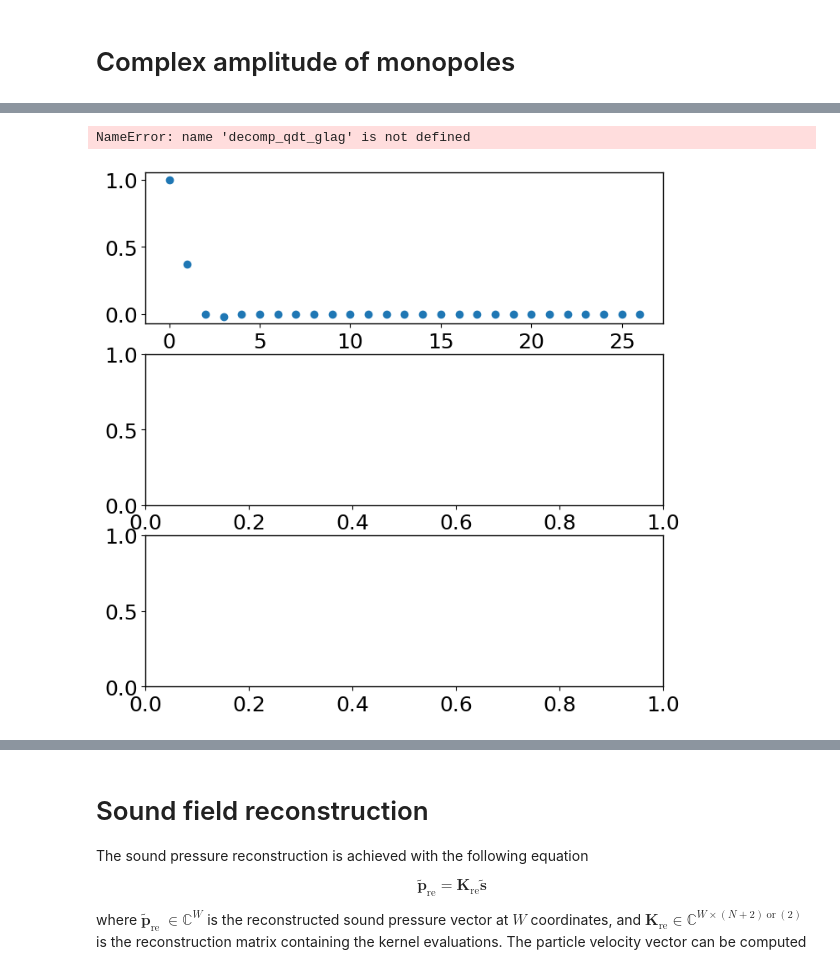
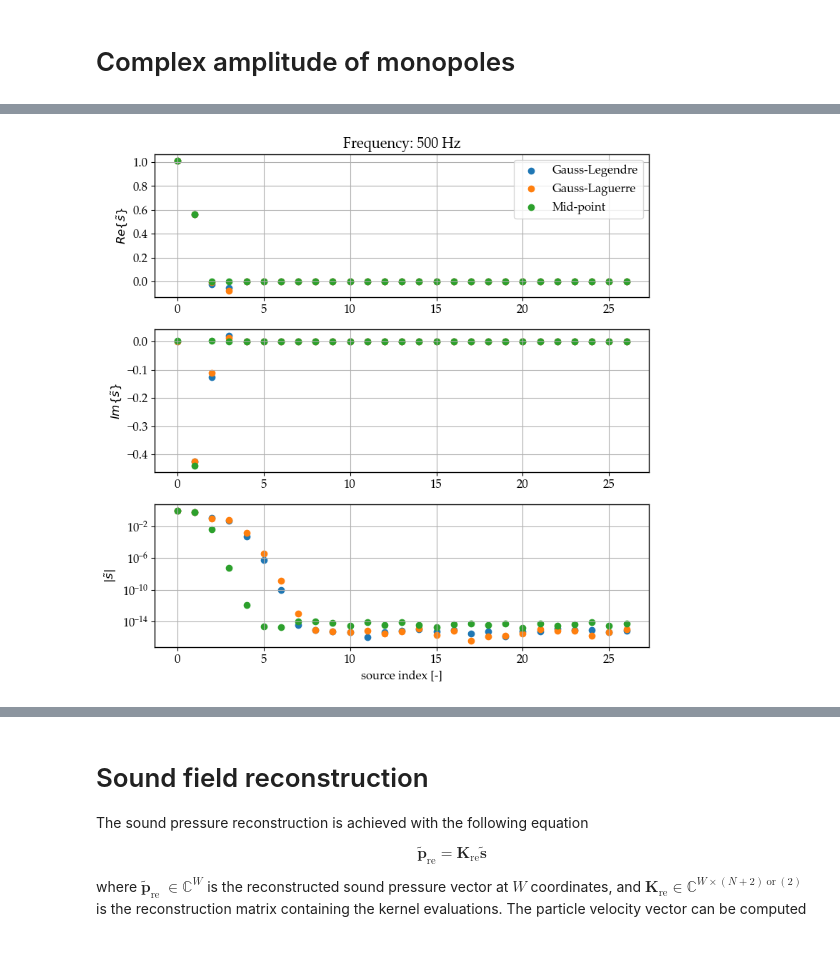
Before and after one commit to eric-brandao/inverse_problems_teach, a Jupyter notebook: 10_DCISM/DCISM.ipynb, the cells around one changed output, grey strips where cells are left out. Cells and saved outputs as stored; diff of their text form; code cells hidden in the pictures.

```diff
--- a/10_DCISM/DCISM.ipynb
+++ b/10_DCISM/DCISM.ipynb
@@ -4,6 +10,7 @@ import matplotlib.pyplot as plt # plots
 plt.rcParams['axes.linewidth'] = 1
 import matplotlib as mpl
 mpl.rcParams['font.family'] = 'Palatino Linotype'#'Arial' #'Palatino Linotype'
+plt.rcParams['font.size'] = 12
 #%matplotlib notebook
 
 import sys
@@ -672,30 +775,30 @@ decomp_qdt_gleg.pk.shape
 # %%
 idf = 7
 #print("frequency {} Hz".format(field_nlr.controls.freq[idf]))
 
 f, ax = plt.subplots(3, 1, figsize = (8,8), sharex = False)
 
 ax[0].scatter(np.arange(decomp_qdt_gleg.pk.shape[0]), np.real(decomp_qdt_gleg.pk[:,idf]), label = "Gauss-Legendre")
 ax[0].scatter(np.arange(decomp_qdt_glag.pk.shape[0]), np.real(decomp_qdt_glag.pk[:,idf]), label = "Gauss-Laguerre")
 ax[0].scatter(np.arange(decomp_qdt_mp.pk.shape[0]), np.real(decomp_qdt_mp.pk[:,idf]), label = "Mid-point")
 ax[0].grid()
 ax[0].legend()
 ax[0].set_ylabel(r"$Re\{\tilde{s}\}$")
 ax[0].set_title("Frequency: {} Hz".format(field_nlr.controls.freq[idf]))
 
 ax[1].scatter(np.arange(decomp_qdt_gleg.pk.shape[0]), np.imag(decomp_qdt_gleg.pk[:,idf]))
 ax[1].scatter(np.arange(decomp_qdt_glag.pk.shape[0]), np.imag(decomp_qdt_glag.pk[:,idf]))
 ax[1].scatter(np.arange(decomp_qdt_mp.pk.shape[0]), np.imag(decomp_qdt_mp.pk[:,idf]))
 ax[1].set_ylabel(r"$Im\{\tilde{s}\}$")
 ax[1].grid()
 
 ax[2].scatter(np.arange(decomp_qdt_gleg.pk.shape[0]), np.abs(decomp_qdt_gleg.pk[:,idf]))
 ax[2].scatter(np.arange(decomp_qdt_glag.pk.shape[0]), np.abs(decomp_qdt_glag.pk[:,idf]))
 ax[2].scatter(np.arange(decomp_qdt_mp.pk.shape[0]), np.abs(decomp_qdt_mp.pk[:,idf]))
+ax[2].set_yscale("log")
 ax[2].set_ylabel(r"$|\tilde{s}|$")
 ax[2].set_xlabel(r"source index [-]")
 ax[2].grid()
 plt.tight_layout()
 # %% [output]
-NameError: name 'decomp_qdt_glag' is not defined
-[figure, old version]
+[figure, new version]
```
Also changed, not shown: parts of 36 cells of this notebook, 1 other file.
